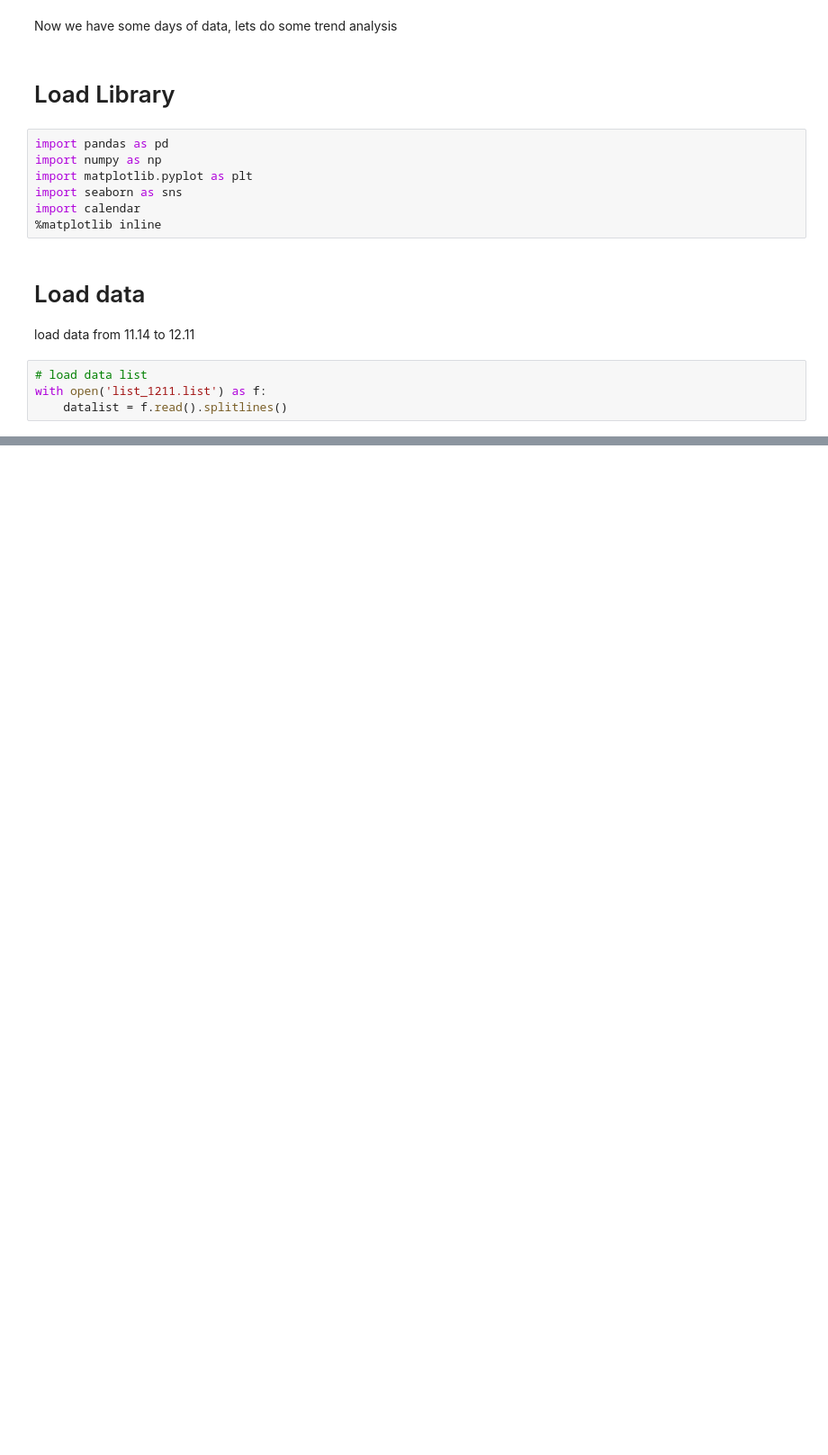
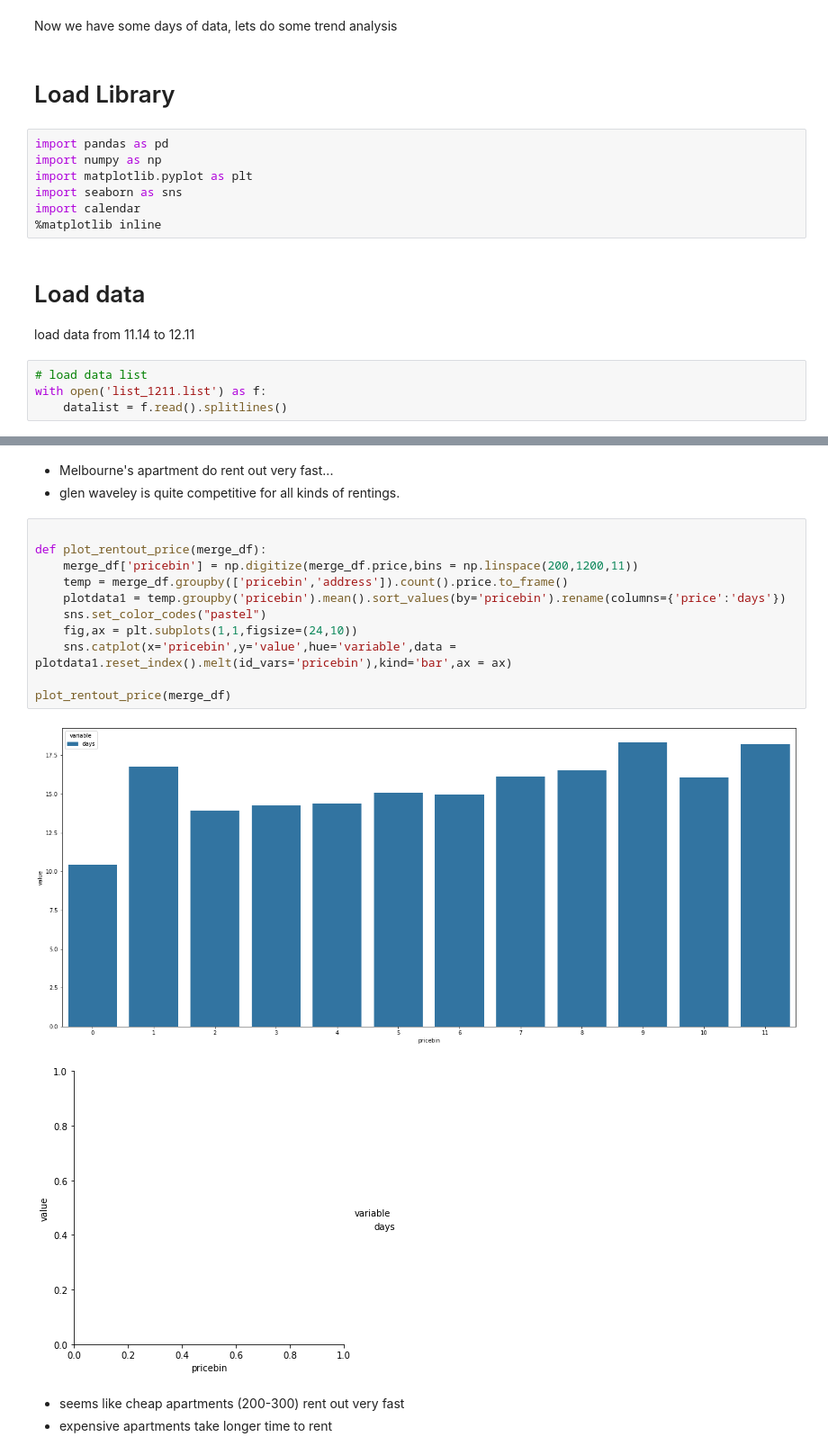
Before and after one commit to yaoyaoustc/project_Melbourne_rentals, a Jupyter notebook: P4_EDA2.ipynb, the cells around one changed output, grey strips where cells are left out. Shown: that part at 90% size. Cells and saved outputs as stored; diff of their text form; blank space fills up the shorter version.

```diff
--- a/P4_EDA2.ipynb
+++ b/P4_EDA2.ipynb
@@ -94,0 +223,20 @@ data
+# %% [markdown]
++ Melbourne's apartment do rent out very fast...
++ glen waveley is quite competitive for all kinds of rentings.
+# %%
+
+def plot_rentout_price(merge_df):
+    merge_df['pricebin'] = np.digitize(merge_df.price,bins = np.linspace(200,1200,11))
+    temp = merge_df.groupby(['pricebin','address']).count().price.to_frame()
+    plotdata1 = temp.groupby('pricebin').mean().sort_values(by='pricebin').rename(columns={'price':'days'})
+    sns.set_color_codes("pastel")
+    fig,ax = plt.subplots(1,1,figsize=(24,10))
+    sns.catplot(x='pricebin',y='value',hue='variable',data = plotdata1.reset_index().melt(id_vars='pricebin'),kind='bar',ax = ax)
+
+plot_rentout_price(merge_df)
+# %% [output]
+[figure, added]
+[figure, added]
+# %% [markdown]
++ seems like cheap apartments (200-300) rent out very fast
++ expensive apartments take longer time to rent
```
Also changed, not shown: parts of 14 cells of this notebook.
